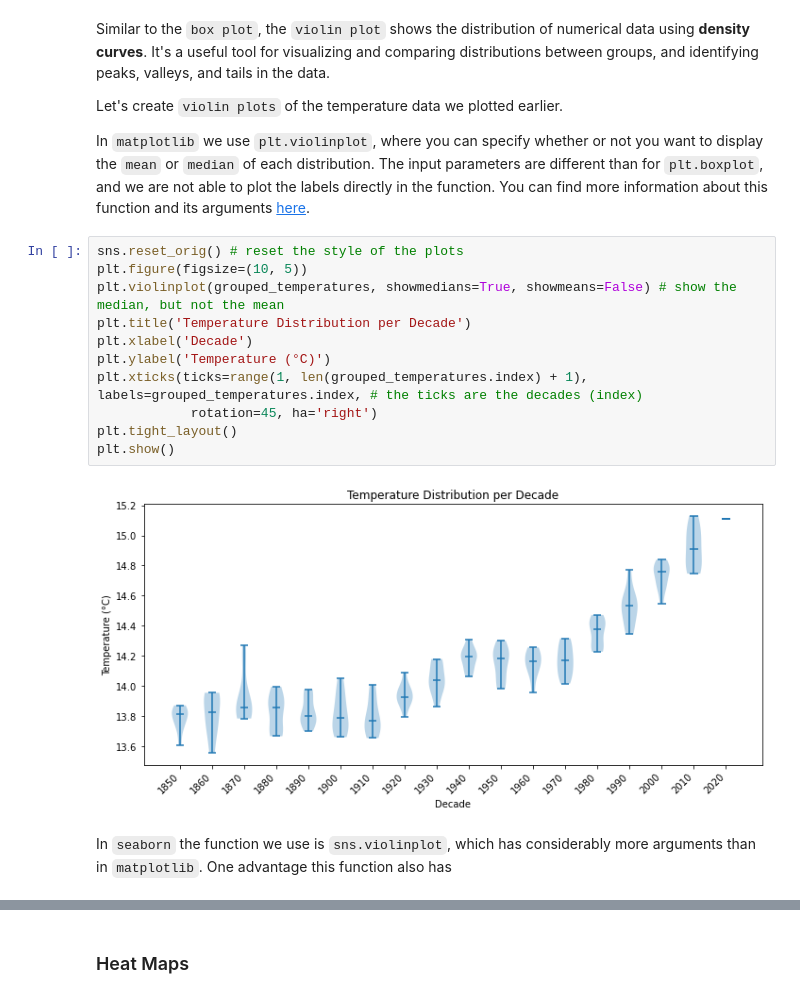
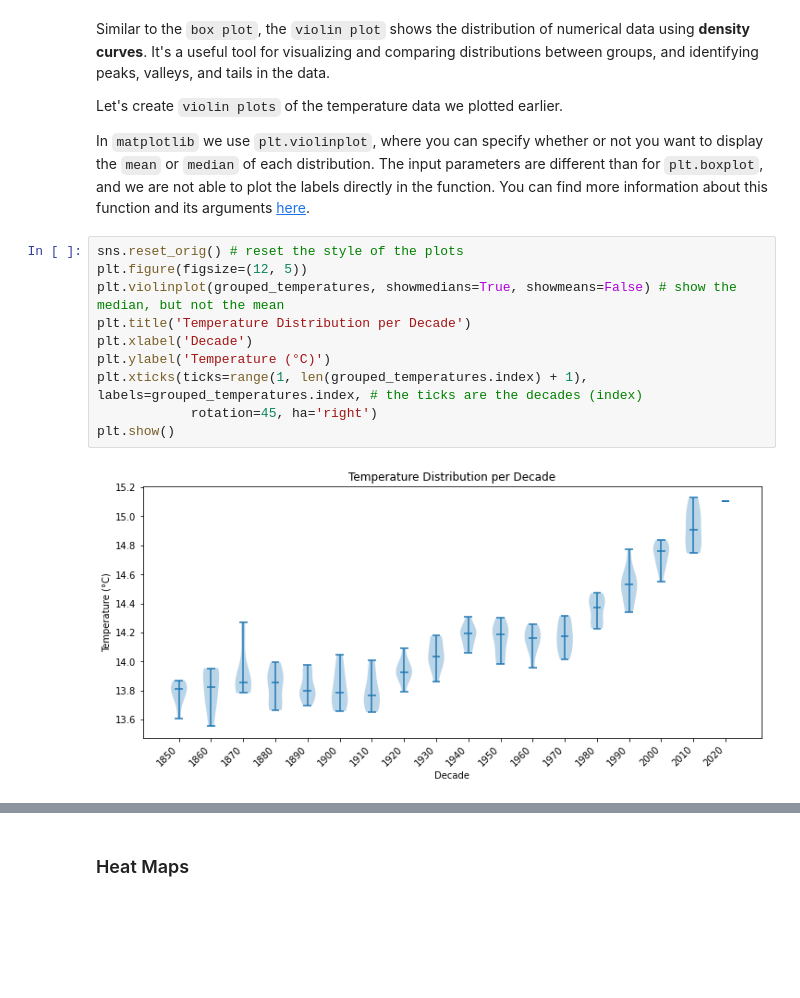
Before and after one commit to nicole-hucke/colab_test, a Jupyter notebook: lecture4_english.ipynb, the cells around one changed output, grey strips where cells are left out. Saved outputs shown, nothing was run; the diff lists cells and outputs as text; blank space fills up the shorter version.

```diff
--- a/lecture4_english.ipynb
+++ b/lecture4_english.ipynb
@@ -605,16 +605,13 @@ Let's create `violin plots` of the temperature data we plotted earlier.
 In `matplotlib` we use `plt.violinplot`, where you can specify whether or not you want to display the `mean` or `median` of each distribution. The input parameters are different than for `plt.boxplot`, and we are not able to plot the labels directly in the function. You can find more information about this function and its arguments [here](https://matplotlib.org/stable/api/_as_gen/matplotlib.pyplot.violinplot.html).
 # %%
 sns.reset_orig() # reset the style of the plots
-plt.figure(figsize=(10, 5))
+plt.figure(figsize=(12, 5))
 plt.violinplot(grouped_temperatures, showmedians=True, showmeans=False) # show the median, but not the mean
 plt.title('Temperature Distribution per Decade')
 plt.xlabel('Decade')
 plt.ylabel('Temperature (°C)')
 plt.xticks(ticks=range(1, len(grouped_temperatures.index) + 1), labels=grouped_temperatures.index, # the ticks are the decades (index)
             rotation=45, ha='right')
-plt.tight_layout()
 plt.show()
 # %% [output]
-[figure, old version]
+[figure, new version]
-# %% [markdown]
-In `seaborn` the function we use is `sns.violinplot`, which has considerably more arguments than in `matplotlib`. One advantage this function also has
```
Also changed, not shown: parts of 4 cells of this notebook, 1 other file.
